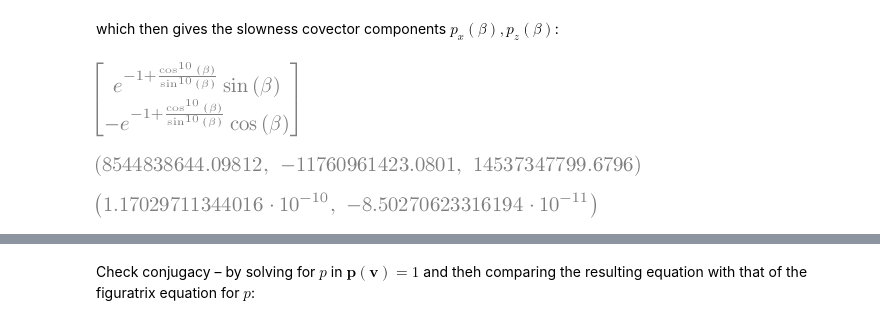
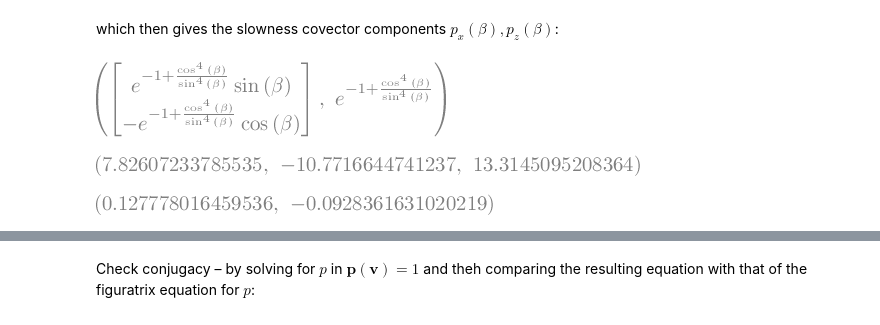
Before and after one commit to geomorphysics/GME, a Jupyter notebook: Notebooks/Notes/Hillslope.ipynb, the cells around one changed output, grey strips where cells are left out. Saved outputs shown, nothing was run; the diff lists cells and outputs as text; code cells hidden in the pictures.

Commit message:
Fix(?) blowup for small beta using logs; initial profile ray plot

```diff
--- a/Notebooks/Notes/Hillslope.ipynb
+++ b/Notebooks/Notes/Hillslope.ipynb
@@ -51,8 +51,9 @@ if 'GME_NB_PR' not in os.environ.keys():
     # pr_filenames = ['Hillslope_sinbeta_phi45_n20']
     # pr_filenames = ['Hillslope_tanbeta_phi45_n1']
     # pr_filenames = ['Hillslope_tanbeta_phi45_n2']
+    pr_filenames = ['Hillslope_tanbeta_phi45_n4']
     # pr_filenames = ['Hillslope_tanbeta_phi45_n5']
-    pr_filenames = ['Hillslope_tanbeta_phi45_n10']
+    # pr_filenames = ['Hillslope_tanbeta_phi45_n10']
 else:
     pr_filenames = eval(os.environ['GME_NB_PR'])
 # %% [markdown]
@@ -490,25 +495,25 @@ which then gives the slowness covector components $p_x(\beta), p_z(\beta)$:
 # %%
 p_covec_fn_ = Matrix([
     (fgtx_p_beta_eqn.rhs*sin(beta)).subs(sub_),
     (-fgtx_p_beta_eqn.rhs*cos(beta)).subs(sub_)
 ])
-# sy.plot_parametric( px_fn,pz_fn, (beta,0.2,sy.pi/3) );
-p_covec_fn_
+p_fn_ = fgtx_p_beta_eqn.rhs.subs(sub_)
+p_covec_fn_, p_fn_
 # %% [output]
-[figure, old version]
+[figure, new version]
 # %%
 px_lmbda_ = lambdify([beta], p_covec_fn_[0])
 pz_lmbda_ = lambdify([beta], p_covec_fn_[1])
-p_lmbda_ = lambdify([beta], sqrt(p_covec_fn_[0]**2+p_covec_fn_[1]**2))
+p_lmbda_ = lambdify([beta], p_fn_)
 px_lmbda_(beta_), pz_lmbda_(beta_), p_lmbda_(beta_)
 # %% [output]
-[figure, old version]
+[figure, new version]
 # %%
 xirt_lmbda_ = lambda beta_: 1/px_lmbda_(beta_)
 xiup_lmbda_ = lambda beta_: 1/pz_lmbda_(beta_)
 xirt_lmbda_(beta_), xiup_lmbda_(beta_)
 # %% [output]
-[figure, old version]
+[figure, new version]
 # %%
 xix_lmbda_ = lambda beta_: px_lmbda_(beta_)/p_lmbda_(beta_)**2
 xiz_lmbda_ = lambda beta_: pz_lmbda_(beta_)/p_lmbda_(beta_)**2
```
Also changed, not shown: parts of 26 cells of this notebook, 39 other files.
